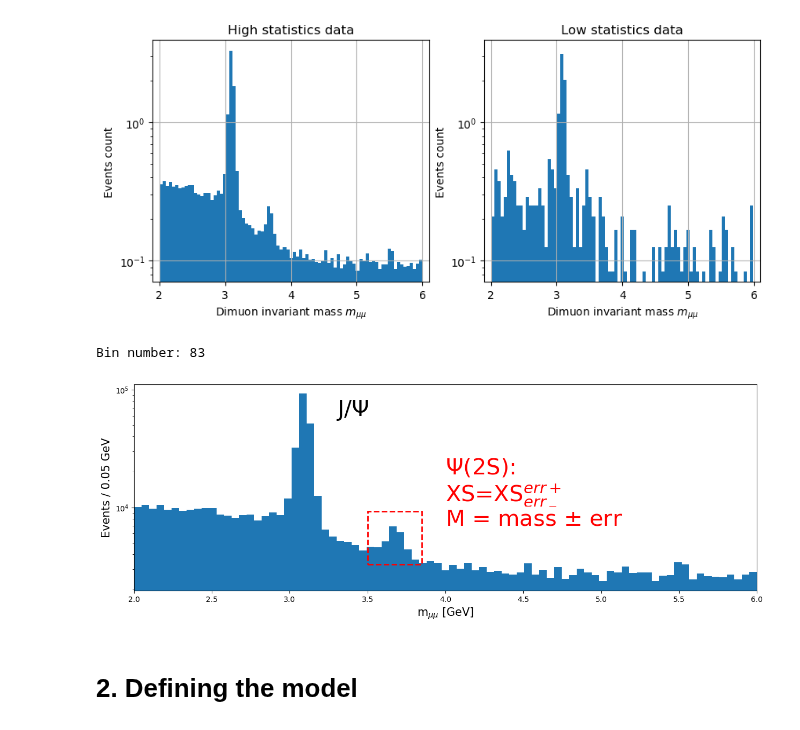
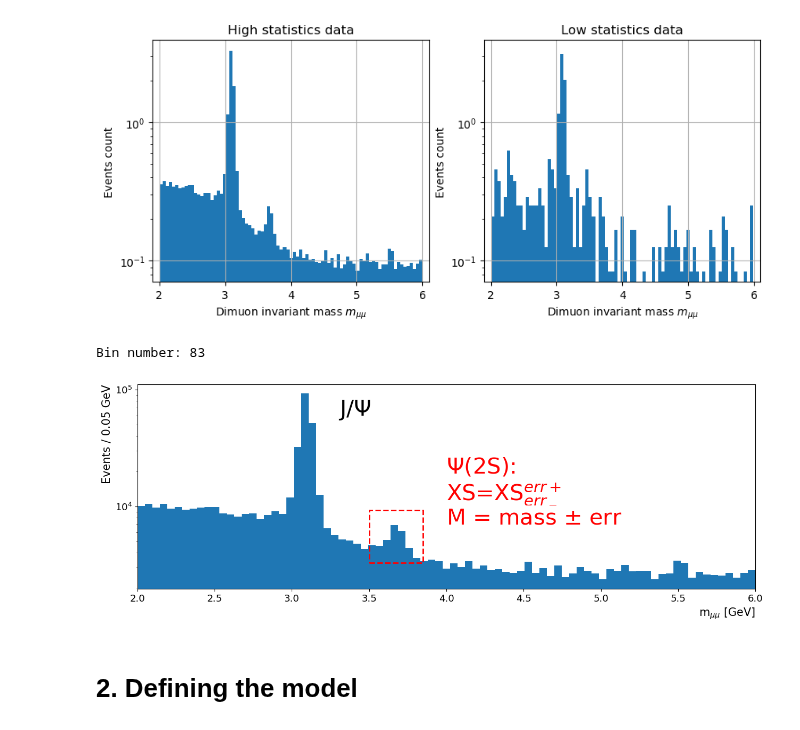
Before and after one commit to Matteo-Bellino/SMATEP_Project, a Jupyter notebook: Psi2S_RadanoBellino.ipynb, the cells around one changed output. Cells and saved outputs as stored; diff of their text form; code cells hidden in the pictures.

Commit message:
Small changes to Title figure

```diff
--- a/Psi2S_RadanoBellino.ipynb
+++ b/Psi2S_RadanoBellino.ipynb
@@ -82,36 +82,37 @@ Bin number: 83
 # Plotting raw data
 import matplotlib.patches as patches
 normalize = True
 scale     = 'log'
 bin_num   = int(np.sqrt(len(data_HS))/2)
 print(f'Bin number: {bin_num}')
 
 plt.figure(figsize=(15,5))
 #plt.grid(1)
 bin_counts, bin_edges = np.histogram(data_HS, bins=bin_num, range = (2,6))
 bin_widths = np.diff(bin_edges)
 plt.bar(bin_edges[0:-1], bin_counts/bin_widths[0], width = bin_widths, align = "edge", label = "Data")
-plt.xlabel('m$_{\\mu\\mu}$ [GeV]', fontsize = 15) # Use double slash for latex command
-plt.ylabel(f'Events / {bin_widths[0]:.2f} GeV', fontsize = 15)
+plt.xlabel('m$_{\\mu\\mu}$ [GeV]', fontsize = fs, loc='right') # Use double slash for latex command
+plt.ylabel(f'Events / {bin_widths[0]:.2f} GeV', fontsize = fs, loc='top')
 plt.xlim((2,6))
+plt.tick_params(axis='both', labelsize=tfs)
 plt.yscale(scale)
 
 plt.text(3.3,10**4 * 6, "J/$\\Psi$", fontsize = 30)
 plt.text(4,10**3 * 7, "$\\Psi$(2S):\nXS=XS$^{err+}_{err_-}$\nM = mass $\pm$ err", fontsize = 30, color = "red")
 
 highlight = patches.Rectangle((3.5, 10**3 * 3.3), 0.35, 6000,
                               linewidth=2, edgecolor='red', facecolor='none', linestyle='--')
 plt.gca().add_patch(highlight)
 
 if save_fig:
     plt.savefig("Figure_Title.eps")
     plt.savefig("Figure_Title.png")
 else:
     pass
 plt.show()
 # %% [output]
 Bin number: 83
-[figure, old version]
+[figure, new version]
 # %% [markdown]
 # 2. Defining the model
 # %% [markdown]
```
